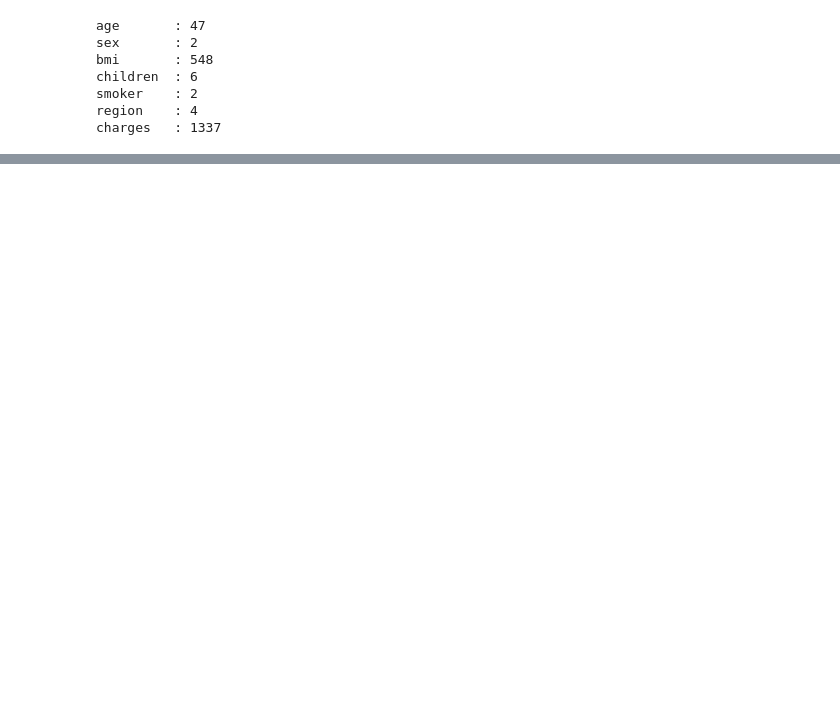
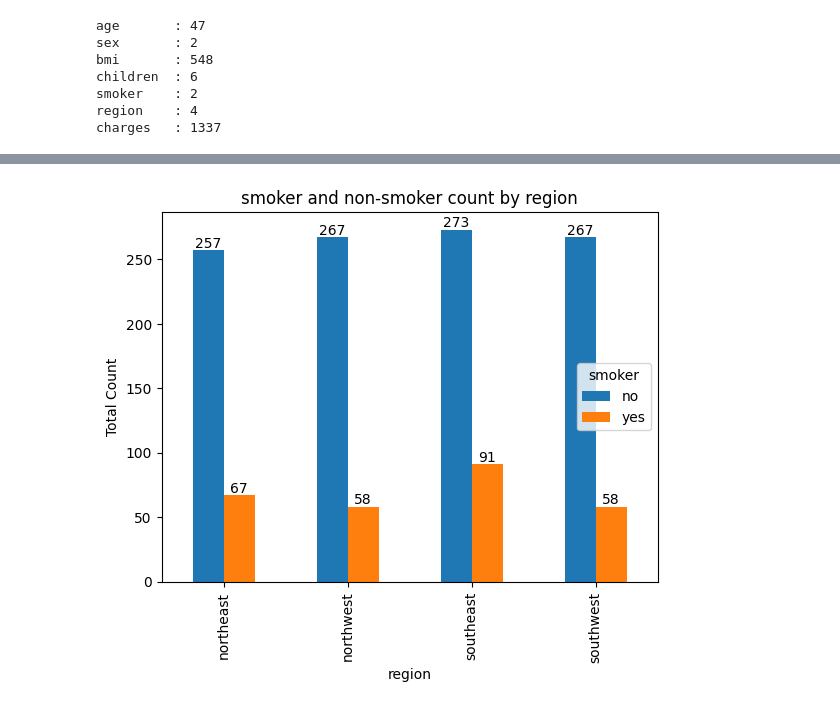
Before and after one commit to quant-IT/Global-AI, a Jupyter notebook: Medical Cost Analysis.ipynb, the cells around one changed output, grey strips where cells are left out. Cells and saved outputs as stored; diff of their text form; code cells hidden in the pictures; blank space fills up the shorter version.

```diff
--- a/Medical Cost Analysis.ipynb
+++ b/Medical Cost Analysis.ipynb
@@ -188,0 +142,11 @@ sns.boxplot(y="smoker", x="charges", data =  df[(df.sex == 1)] , orient="h", pal
+# %%
+ax = group1.plot(kind='bar')
+for container in ax.containers:
+    ax.bar_label(container)
+plt.title("smoker and non-smoker count by region")
+plt.xlabel("region")
+plt.ylabel("Total Count")
+plt.legend(title='smoker', loc='center right')
+plt.show();
+# %% [output]
+[figure, added]
```
Also changed, not shown: parts of 108 cells of this notebook.
